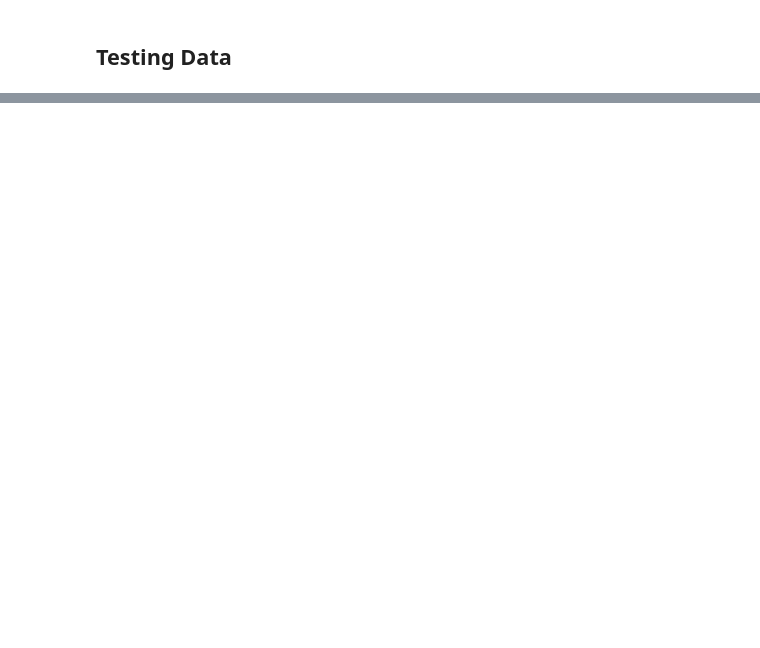
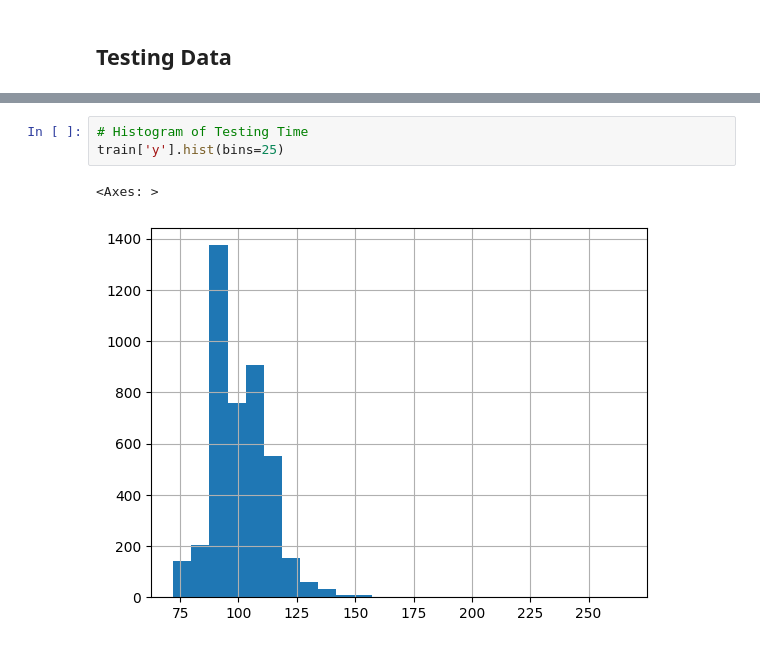
Before and after one commit to akshayyewle/Machine-Learning, a Jupyter notebook: 01 Mercedes Benz Greener Manufacturing/Project File R00.ipynb, the cells around one changed output, grey strips where cells are left out. Saved outputs shown, nothing was run; the diff lists cells and outputs as text; blank space fills up the shorter version.

```diff
--- a/01 Mercedes Benz Greener Manufacturing/Project File R00.ipynb
+++ b/01 Mercedes Benz Greener Manufacturing/Project File R00.ipynb
@@ -118,0 +226,6 @@ Index(['ID', 'y', 'X0', 'X1', 'X2', 'X3', 'X4', 'X5', 'X6', 'X8',
+# %%
+# Histogram of Testing Time
+train['y'].hist(bins=25)
+# %% [output]
+<Axes: >
+[figure, added]
```
Also changed, not shown: parts of 83 cells of this notebook.
